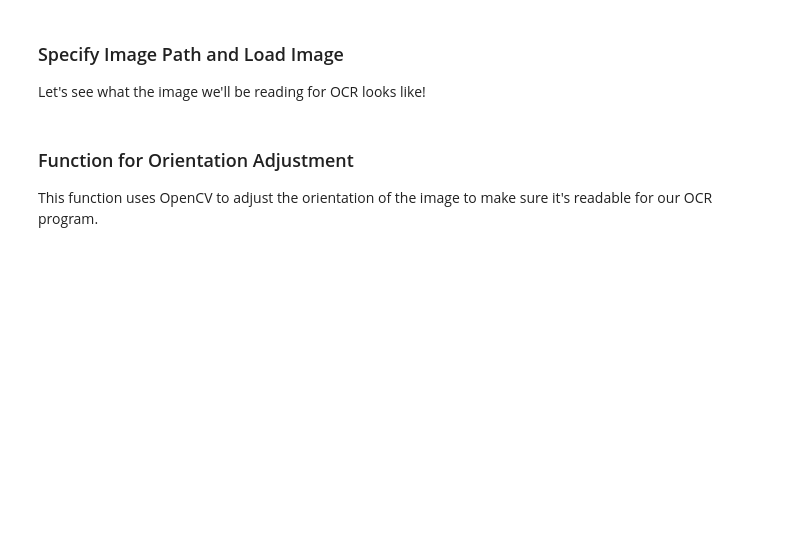
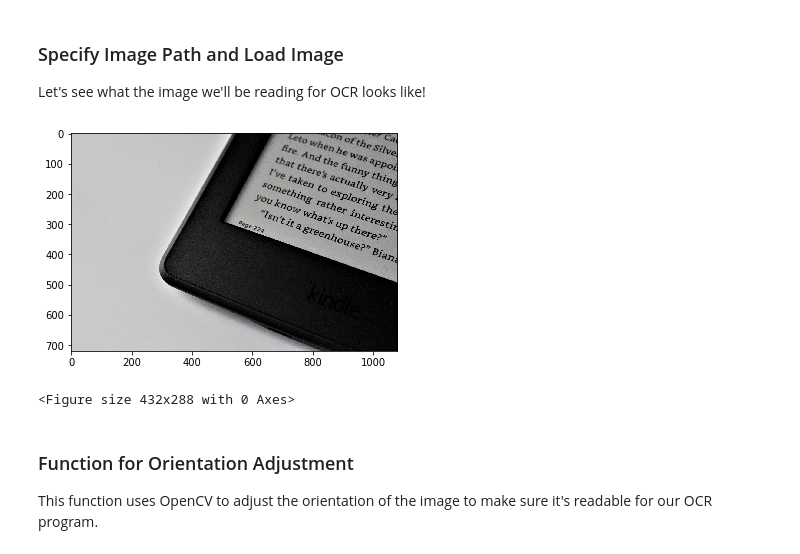
Before and after one commit to julianalverio/machine_learning_aws, a Jupyter notebook: instructor_code/ml_package_tutorials/opencv-tutorial.ipynb, the cells around one changed output. Saved outputs shown, nothing was run; the diff lists cells and outputs as text; code cells hidden in the pictures; blank space fills up the shorter version.

```diff
--- a/instructor_code/ml_package_tutorials/opencv-tutorial.ipynb
+++ b/instructor_code/ml_package_tutorials/opencv-tutorial.ipynb
@@ -179,10 +203,13 @@ We can now use OpenCV and a library called pytesseract to predict characters dir
 Let's see what the image we'll be reading for OCR looks like!
 # %%
 IMAGE_FILE_LOCATION = "notebook_diagrams/OCR_example.jpeg" # Photo by Amanda Jones on Unsplash
-input_img = cv2.imread(IMAGE_FILE_LOCATION) # image read
+input_img = cv.imread(IMAGE_FILE_LOCATION) # image read
 plt.imshow(input_img)
 plt.show()
 plt.clf()
+# %% [output]
+[figure, added]
+<Figure size 432x288 with 0 Axes>
 # %% [markdown]
 ### Function for Orientation Adjustment
 This function uses OpenCV to adjust the orientation of the image to make sure it's readable for our OCR program.
```
Also changed, not shown: parts of 11 cells of this notebook, 3 other files.
